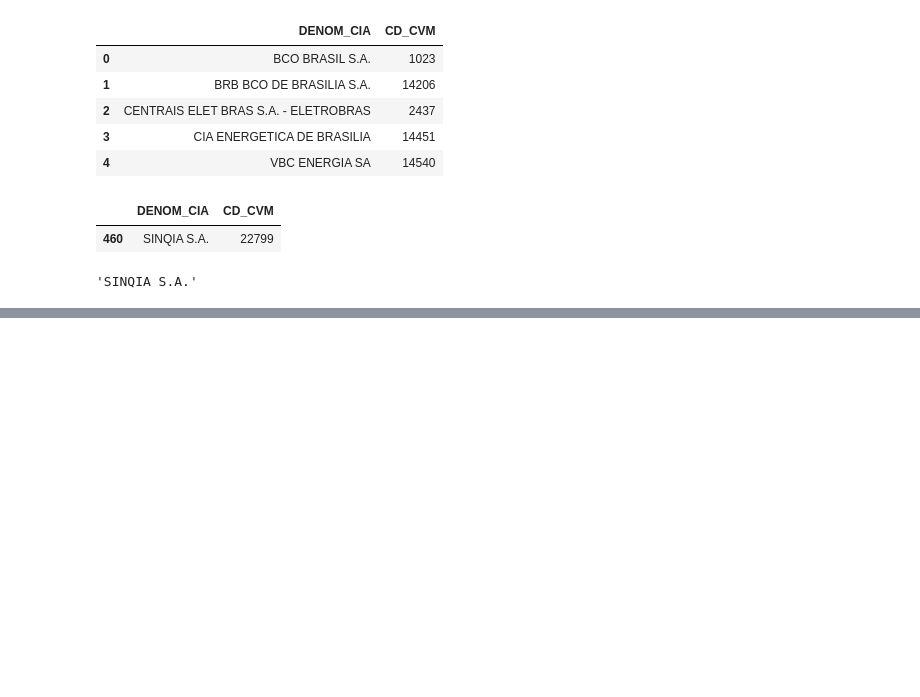
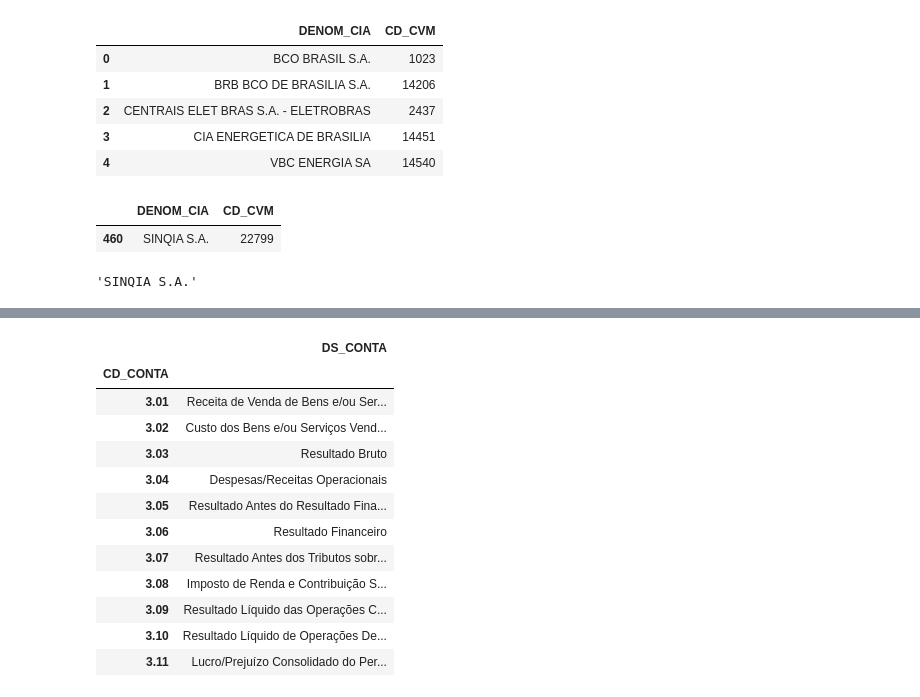
Before and after one commit to ggarmatter/Extrai-dados-CVM, a Jupyter notebook: Extrai dados CVM.ipynb, the cells around one changed output, grey strips where cells are left out. Drawn from its saved outputs; the diff is of its cells as text; code cells hidden in the pictures; blank space fills up the shorter version.

```diff
--- a/Extrai dados CVM.ipynb
+++ b/Extrai dados CVM.ipynb
@@ -216,0 +238,21 @@ dre
+# %%
+# cria um dataframe "esqueleto" pra colocar os resultados com base no resultado do ano anterior
+resultado_dre = pd.DataFrame
+resultado_dre = dre[(dre.DT_FIM_EXERC == f"{year-1}-12-31") &
+                (dre.DT_INI_EXERC == f"{year-1}-01-01") &
+                (dre.CD_CONTA.str.match(r"^(3.[0-1].)$"))][["CD_CONTA", "DS_CONTA"]].set_index("CD_CONTA")
+resultado_dre
+# %% [output]
+|  | DS_CONTA |
+| CD_CONTA |  |
+| 3.01 | Receita de Venda de Bens e/ou Ser... |
+| 3.02 | Custo dos Bens e/ou Serviços Vend... |
+| 3.03 | Resultado Bruto |
+| 3.04 | Despesas/Receitas Operacionais |
+| 3.05 | Resultado Antes do Resultado Fina... |
+| 3.06 | Resultado Financeiro |
+| 3.07 | Resultado Antes dos Tributos sobr... |
+| 3.08 | Imposto de Renda e Contribuição S... |
+| 3.09 | Resultado Líquido das Operações C... |
+| 3.10 | Resultado Líquido de Operações De... |
+| 3.11 | Lucro/Prejuízo Consolidado do Per... |
```
Also changed, not shown: parts of 9 cells of this notebook.
